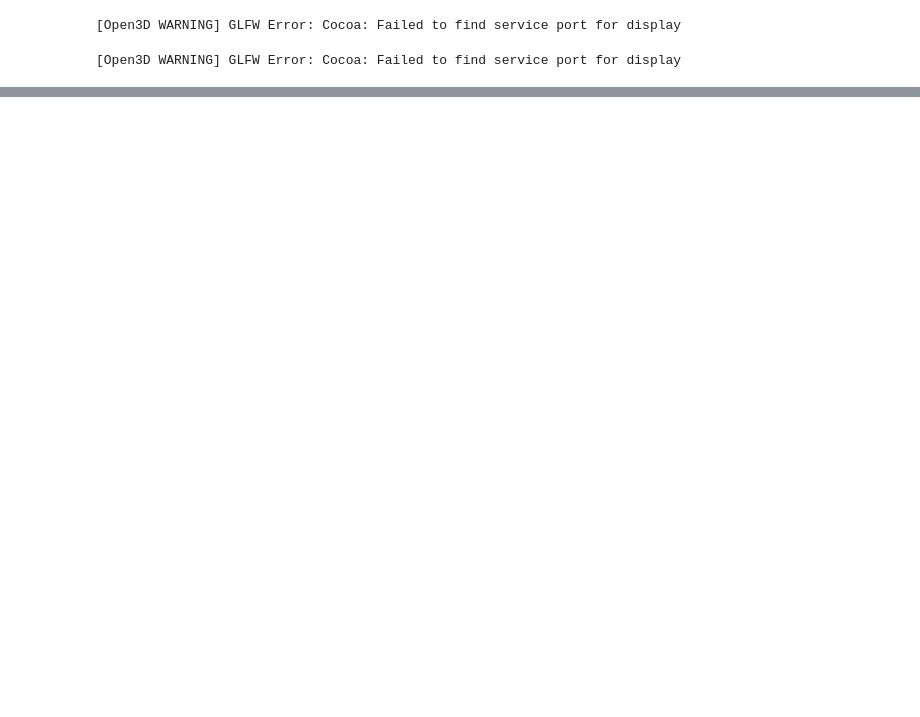
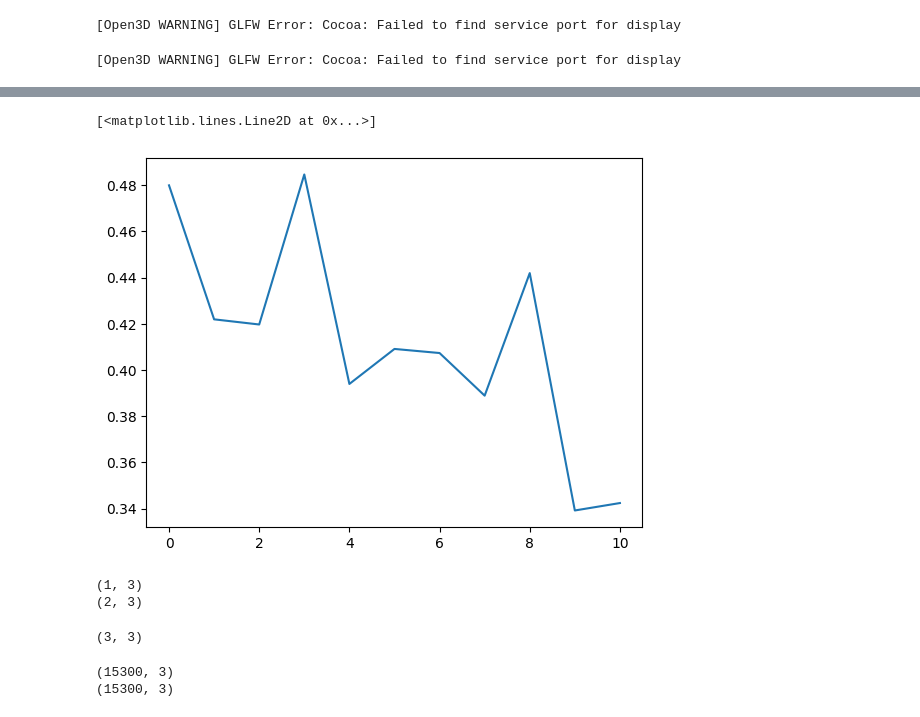
Before and after one commit to yksu/Partial_View_SMPL, a Jupyter notebook: demo_AE.ipynb, the cells around one changed output, grey strips where cells are left out. Drawn from its saved outputs; the diff is of its cells as text; code cells hidden in the pictures; blank space fills up the shorter version.

```diff
--- a/demo_AE.ipynb
+++ b/demo_AE.ipynb
@@ -49,0 +87,10 @@ tensor(0.1226, grad_fn=<MseLossBackward0>)
+# %%
+Test = torch.from_numpy(test).to(torch.float32)
+def evaluate(AE):
+    idx = torch.from_numpy(np.random.choice(100, 5))
+    test_sample = Test[idx]
+    r = 0
+    for x in test_sample:
+        out = AE(x)
+        r += MSELoss(x,out)
+    return r
@@ -50,5 +99,6 @@ tensor(0.1226, grad_fn=<MseLossBackward0>)
 # %%
 ### Train
+count = 0
 for s in Train:
     s_prime = AE(s)
 
@@ -59,3 +109,10 @@ for s in Train:
     optimizer.zero_grad()
     loss.backward()
     optimizer.step()
+    if count > 10:
+        break
+    if count%1 == 0:
+        r = evaluate(AE)
+        losses.append(r)
+        print(f"The test error of itration {count} is {r}")
+    count+=1
@@ -72,12 +140,0 @@ tensor(-264.1434, grad_fn=<SubBackward0>)
-# %%
-### testing
-losses = []
-Test = torch.from_numpy(test).to(torch.float32)
-for s in Test:
-    s_prime = AE(s)
-
-    # loss
-    loss = MSELoss(s_prime, s)
-    losses.append((loss.detach().numpy()))
-    #print(loss)
-    # update
@@ -116,0 +204,8 @@ tensor([-4.8422, -2.9470,  3.8767,  ...,  1.2082, -3.5098,  4.1932],
+# %%
+losses = torch.Tensor(losses)
+losses = losses.detach().numpy()
+# %%
+plt.plot(losses)
+# %% [output]
+[<matplotlib.lines.Line2D at 0x...>]
+[figure, added]
@@ -116,0 +216,11 @@ tensor([-4.8422, -2.9470,  3.8767,  ...,  1.2082, -3.5098,  4.1932],
+# %%
+
+print(a.shape)
+print(b.shape)
+# %% [output]
+(1, 3)
+(2, 3)
+# %%
+np.append(a,b,axis=0).shape
+# %% [output]
+(3, 3)
@@ -116,0 +230,6 @@ tensor([-4.8422, -2.9470,  3.8767,  ...,  1.2082, -3.5098,  4.1932],
+# %%
+print(original.shape)
+print(recovered.shape)
+# %% [output]
+(15300, 3)
+(15300, 3)
```
Also changed, not shown: parts of 32 cells of this notebook.
